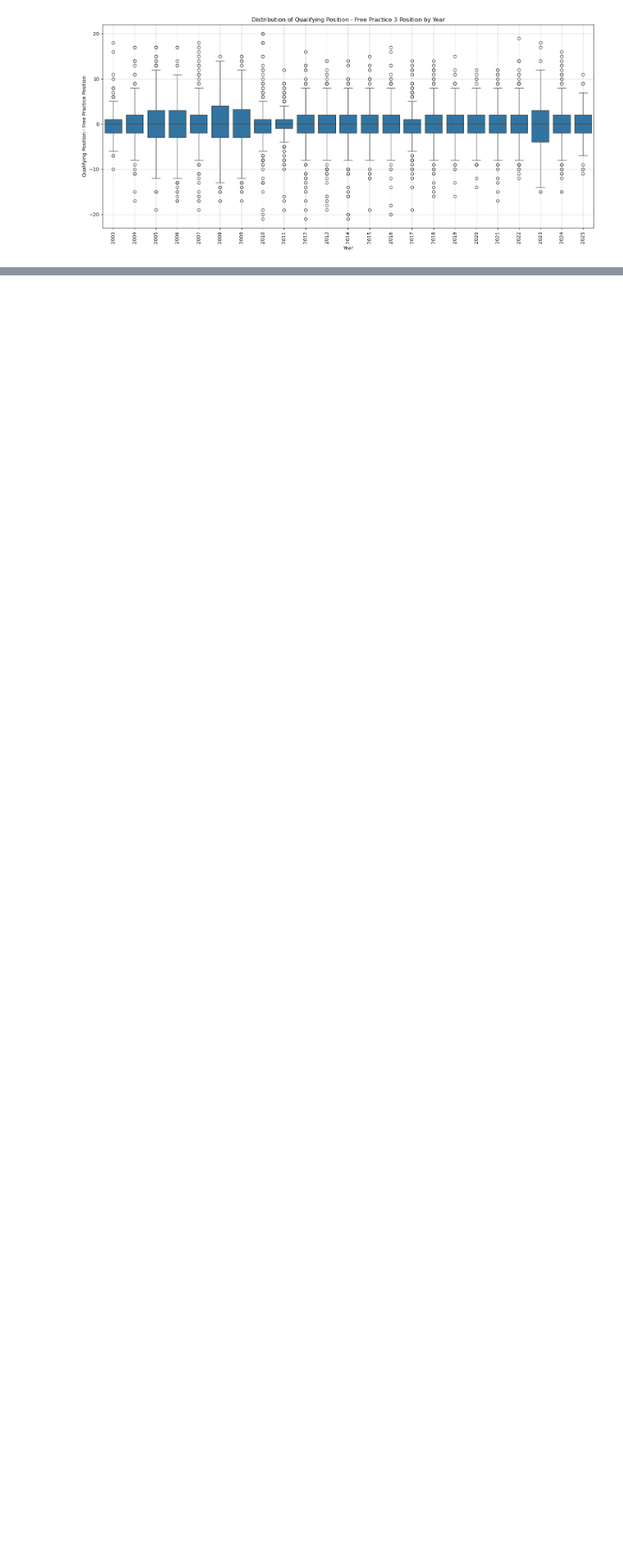
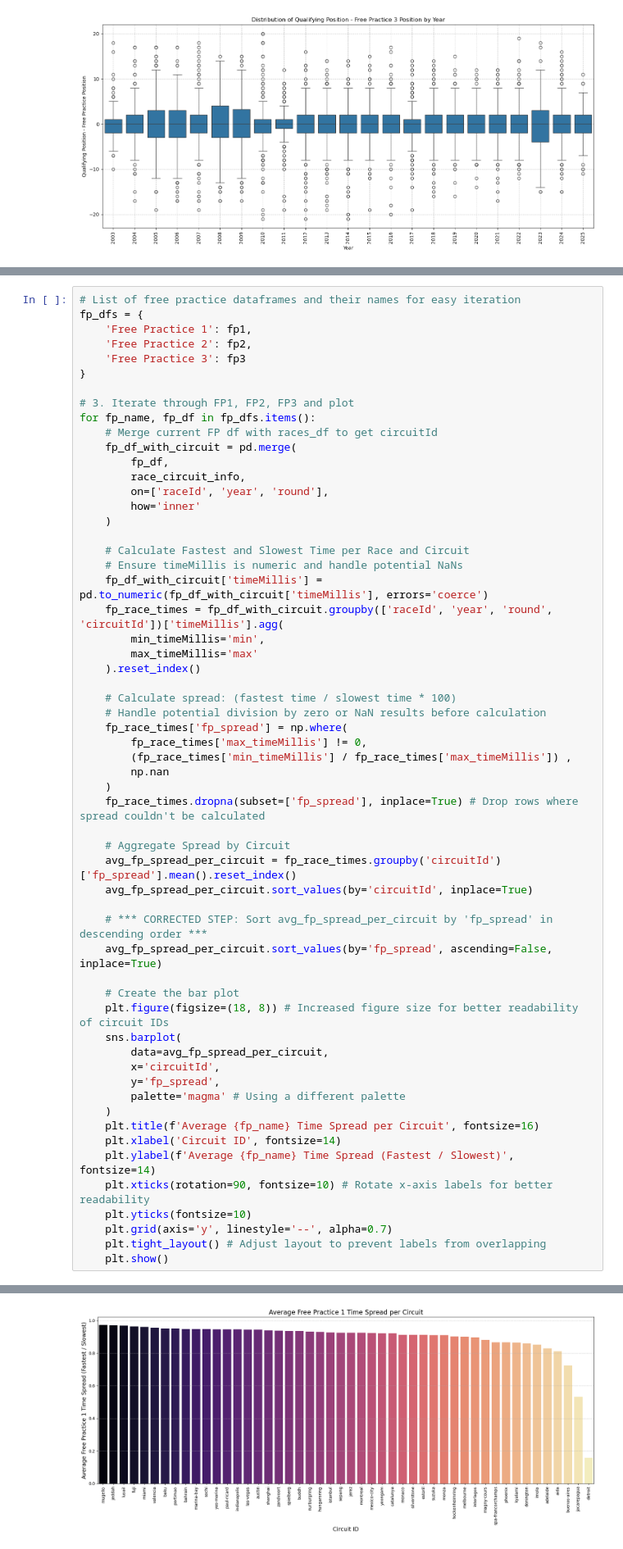
Before and after one commit to Merlin117/erdos_ds_f1, a Jupyter notebook: jaegeon/playing with fp data.ipynb, the cells around one changed output, grey strips where cells are left out. Shown at 82% size. Cells and saved outputs as stored; diff of their text form; blank space fills up the shorter version.

```diff
--- a/jaegeon/playing with fp data.ipynb
+++ b/jaegeon/playing with fp data.ipynb
@@ -214,0 +315,59 @@ for fp_name, fp_df in fp_dfs.items():
+# %%
+# List of free practice dataframes and their names for easy iteration
+fp_dfs = {
+    'Free Practice 1': fp1,
+    'Free Practice 2': fp2,
+    'Free Practice 3': fp3
+}
+
+# 3. Iterate through FP1, FP2, FP3 and plot
+for fp_name, fp_df in fp_dfs.items():
+    # Merge current FP df with races_df to get circuitId
+    fp_df_with_circuit = pd.merge(
+        fp_df,
+        race_circuit_info,
+        on=['raceId', 'year', 'round'],
+        how='inner'
+    )
+
+    # Calculate Fastest and Slowest Time per Race and Circuit
+    # Ensure timeMillis is numeric and handle potential NaNs
+    fp_df_with_circuit['timeMillis'] = pd.to_numeric(fp_df_with_circuit['timeMillis'], errors='coerce')
+    fp_race_times = fp_df_with_circuit.groupby(['raceId', 'year', 'round', 'circuitId'])['timeMillis'].agg(
+        min_timeMillis='min',
+        max_timeMillis='max'
+    ).reset_index()
+
+    # Calculate spread: (fastest time / slowest time * 100)
+    # Handle potential division by zero or NaN results before calculation
+    fp_race_times['fp_spread'] = np.where(
+        fp_race_times['max_timeMillis'] != 0,
+        (fp_race_times['min_timeMillis'] / fp_race_times['max_timeMillis']) ,
+        np.nan
+    )
+    fp_race_times.dropna(subset=['fp_spread'], inplace=True) # Drop rows where spread couldn't be calculated
+
+    # Aggregate Spread by Circuit
+    avg_fp_spread_per_circuit = fp_race_times.groupby('circuitId')['fp_spread'].mean().reset_index()
+    avg_fp_spread_per_circuit.sort_values(by='circuitId', inplace=True)
+
+    # *** CORRECTED STEP: Sort avg_fp_spread_per_circuit by 'fp_spread' in descending order ***
+    avg_fp_spread_per_circuit.sort_values(by='fp_spread', ascending=False, inplace=True)
+
+    # Create the bar plot
+    plt.figure(figsize=(18, 8)) # Increased figure size for better readability of circuit IDs
+    sns.barplot(
+        data=avg_fp_spread_per_circuit,
+        x='circuitId',
+        y='fp_spread',
+        palette='magma' # Using a different palette
+    )
+    plt.title(f'Average {fp_name} Time Spread per Circuit', fontsize=16)
+    plt.xlabel('Circuit ID', fontsize=14)
+    plt.ylabel(f'Average {fp_name} Time Spread (Fastest / Slowest)', fontsize=14)
+    plt.xticks(rotation=90, fontsize=10) # Rotate x-axis labels for better readability
+    plt.yticks(fontsize=10)
+    plt.grid(axis='y', linestyle='--', alpha=0.7)
+    plt.tight_layout() # Adjust layout to prevent labels from overlapping
+    plt.show()
+# %% [output]
@@ -214,0 +377 @@ for fp_name, fp_df in fp_dfs.items():
+[figure, added]
```
Also changed, not shown: parts of 5 cells of this notebook, 1 other file.
